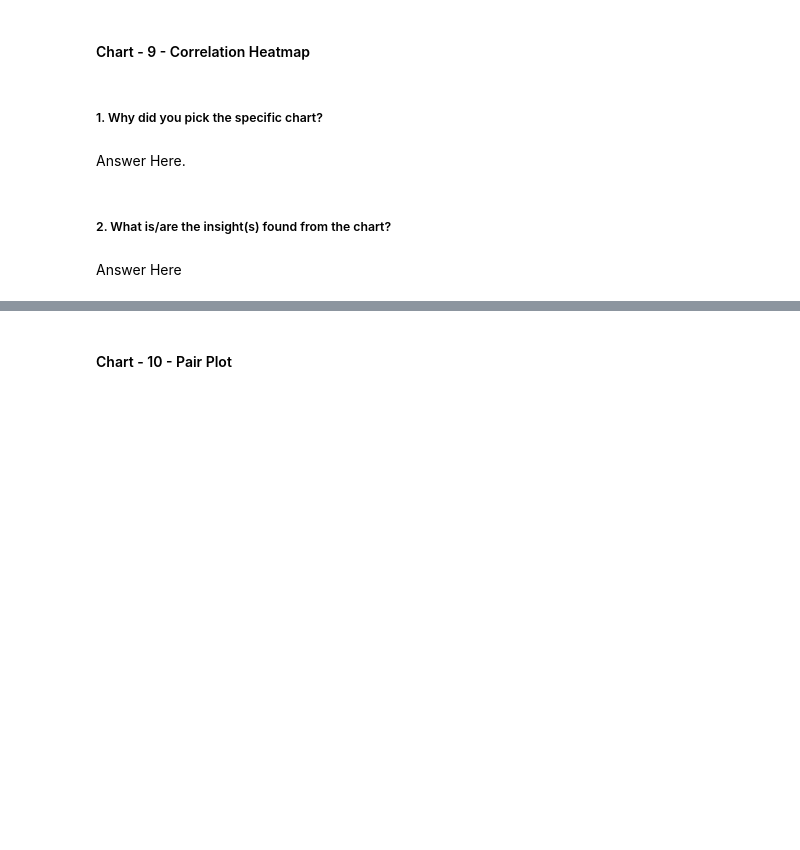
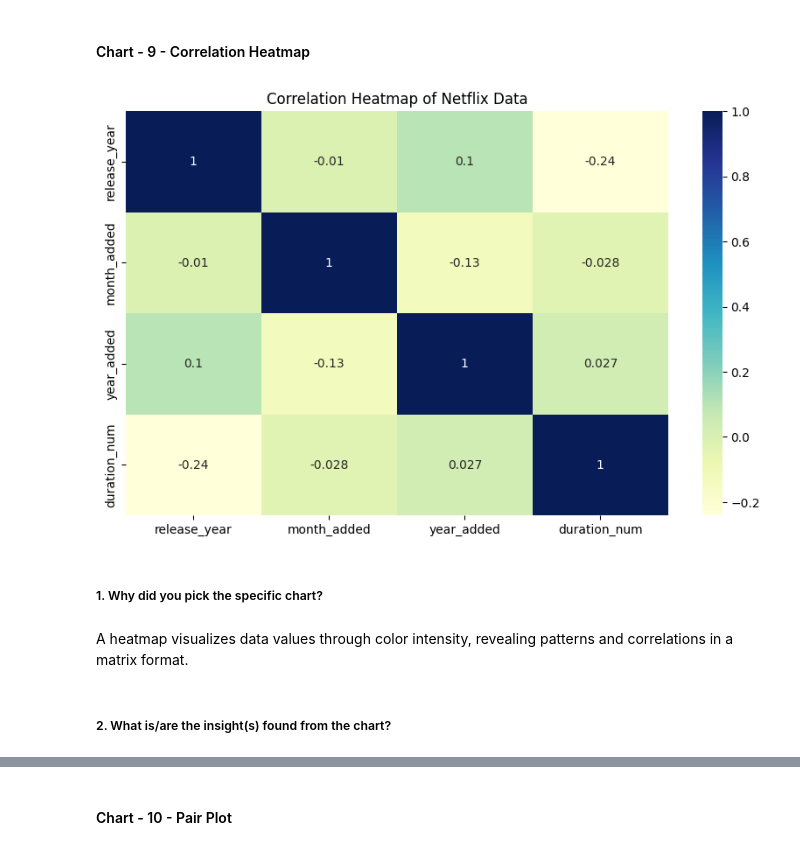
Before and after one commit to Manikanta898/Unsupervised-ML---Netflix-Movies-and-TV-Shows-Clustering, a Jupyter notebook: Netflix_Movies_and_TV_Shows_Clustering.ipynb, the cells around one changed output, grey strips where cells are left out. Drawn from its saved outputs; the diff is of its cells as text; code cells hidden in the pictures; blank space fills up the shorter version.

```diff
--- a/Netflix_Movies_and_TV_Shows_Clustering.ipynb
+++ b/Netflix_Movies_and_TV_Shows_Clustering.ipynb
@@ -684,16 +689,25 @@ Answer Here
 #### Chart - 9 - Correlation Heatmap
 # %%
 # Correlation Heatmap visualization code
-plt.figure(figsize=(12,8))
-correlation_matrix = df.corr()
-sns.heatmap(correlation_matrix, annot=True, cmap='coolwarm')
-plt.title('Correlation Heatmap of Netflix Dataset')
+# Converting date_added to datetime
+df['date_added'] = pd.to_datetime(df['date_added'])
+
+# Selecting only numeric columns for correlation analysis
+numeric_df = df.select_dtypes(include=['number'])
+
+# Creating a correlation matrix for numeric columns
+corr_matrix = numeric_df.corr()
+
+# Plotting the heatmap
+plt.figure(figsize=(10,6))
+sns.heatmap(corr_matrix, annot=True, cmap="YlGnBu")
+plt.title("Correlation Heatmap of Netflix Data")
 plt.show()
+# %% [output]
+[figure, added]
 # %% [markdown]
 ##### 1. Why did you pick the specific chart?
-# %% [markdown]
-Answer Here.
+# %% [markdown]
+A heatmap visualizes data values through color intensity, revealing patterns and correlations in a matrix format.
 # %% [markdown]
 ##### 2. What is/are the insight(s) found from the chart?
-# %% [markdown]
-Answer Here
```
Also changed, not shown: parts of 64 cells of this notebook.
